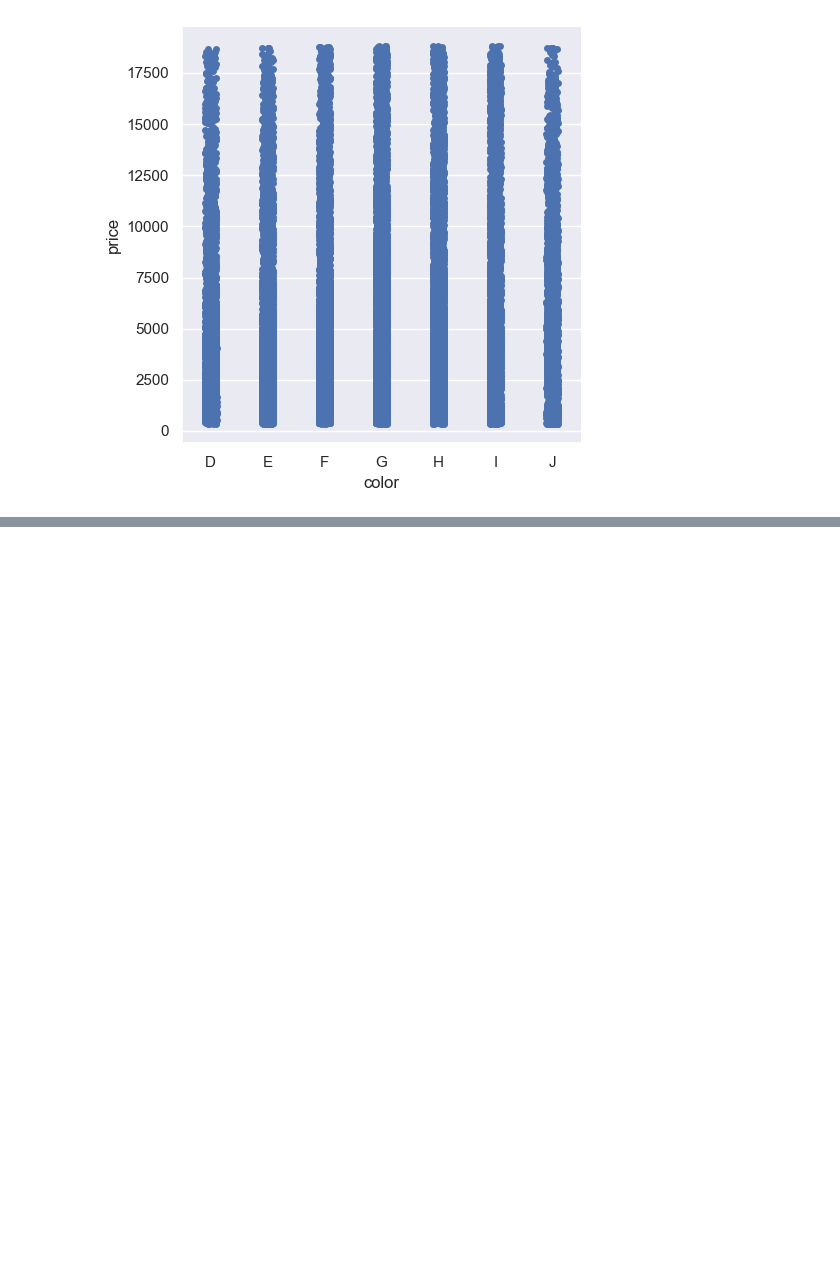
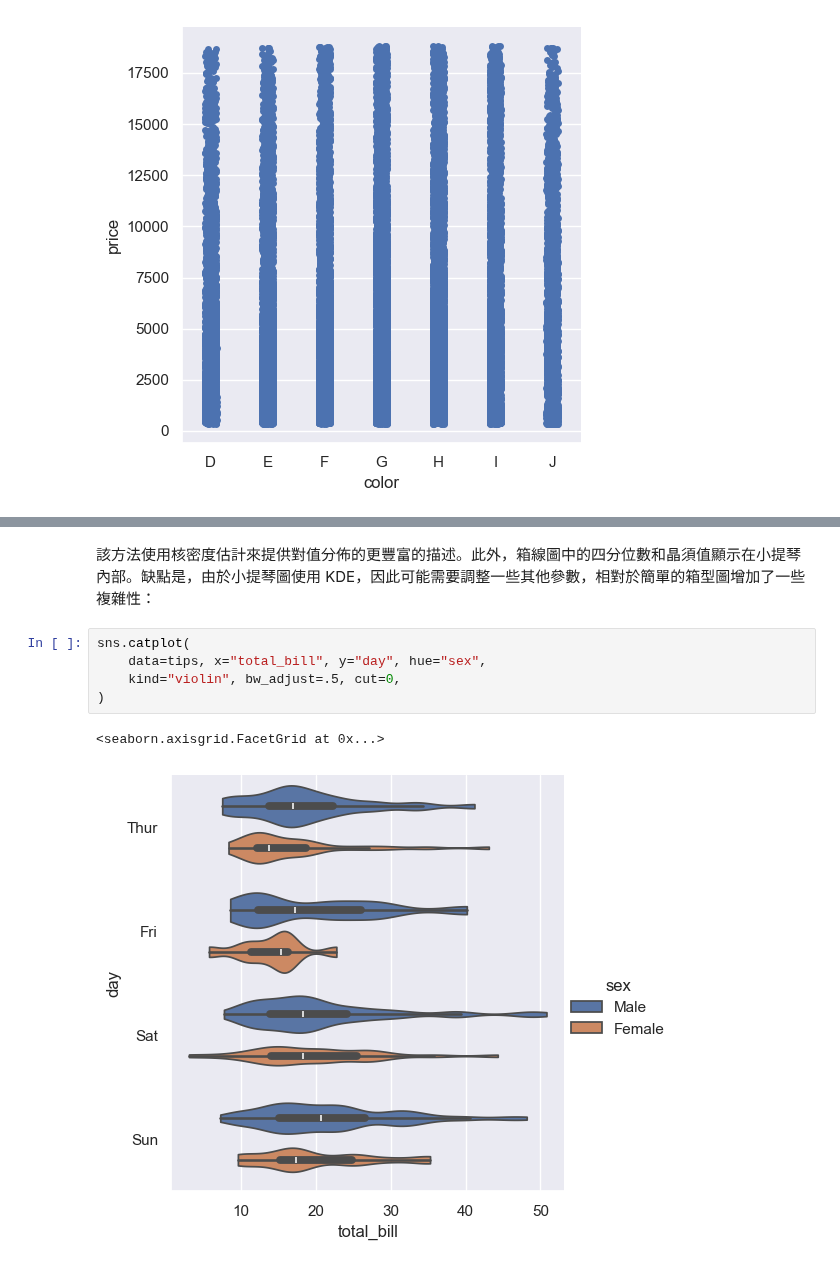
Before and after one commit to wu4fmp6/machine_learning, a Jupyter notebook: 4_4.ipynb, the cells around one changed output, grey strips where cells are left out. Cells and saved outputs as stored; diff of their text form; blank space fills up the shorter version.

```diff
--- a/4_4.ipynb
+++ b/4_4.ipynb
@@ -140,0 +168,10 @@ sns.catplot(
+# %% [markdown]
+該方法使用核密度估計來提供對值分佈的更豐富的描述。此外，箱線圖中的四分位數和晶須值顯示在小提琴內部。缺點是，由於小提琴圖使用 KDE，因此可能需要調整一些其他參數，相對於簡單的箱型圖增加了一些複雜性：
+# %%
+sns.catplot(
+    data=tips, x="total_bill", y="day", hue="sex",
+    kind="violin", bw_adjust=.5, cut=0,
+)
+# %% [output]
+<seaborn.axisgrid.FacetGrid at 0x...>
+[figure, added]
```
Also changed, not shown: parts of 7 cells of this notebook.
